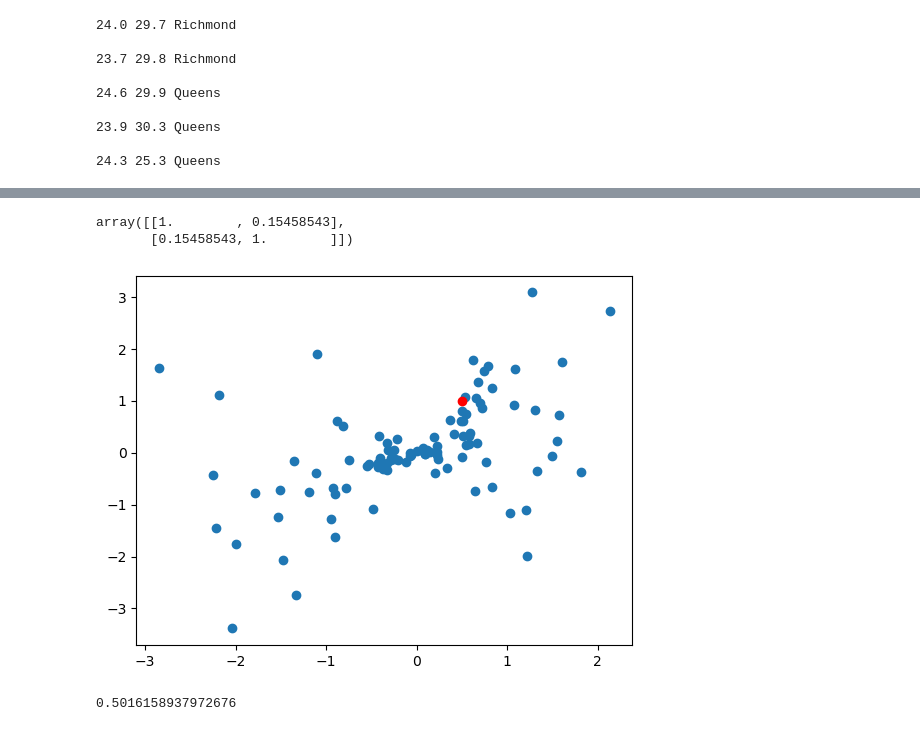
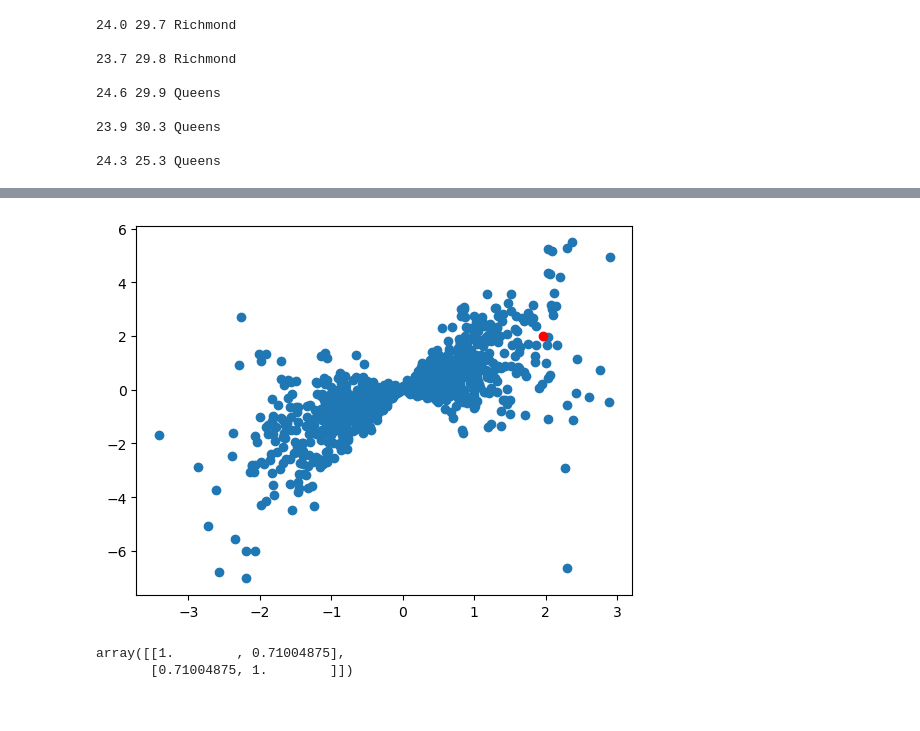
Before and after one commit to LilaShiba/generalized_model, a Jupyter notebook: notebooks/math_for_viz_model.ipynb, the cells around one changed output, grey strips where cells are left out. Drawn from its saved outputs; the diff is of its cells as text; code cells hidden in the pictures.

Commit message:
corr vector create

```diff
--- a/notebooks/math_for_viz_model.ipynb
+++ b/notebooks/math_for_viz_model.ipynb
@@ -119,22 +110,8 @@ jedi.linear_regression(x,y,100)
-# %%
-n = 100 # length of the vectors
-corr = 0.56 # desired correlation
-
-# Generate the first random vector from a normal distribution
-x = np.random.normal(loc=0, scale=1, size=n)
-
-# Generate the second random vector from a normal distribution
-y = np.random.normal(loc=0, scale=1, size=n)
-
-# Create a third vector with the desired correlation
-z = (y + corr) * np.std(x) * (x - np.mean(x))
-
-np.corrcoef(y,z)
-# %% [output]
-array([[1.        , 0.15458543],
-       [0.15458543, 1.        ]])
 # %%
-jedi.linear_regression(x,z,1)
+x,y = jedi.create_corr_vectors(1000,1)
+jedi.linear_regression(x,y,2)
+np.corrcoef(x,y)
 # %% [output]
-[figure, old version]
+[figure, new version]
-0.5016158937972676
+array([[1.        , 0.71004875],
+       [0.71004875, 1.        ]])
```
Also changed, not shown: parts of 6 cells of this notebook, 2 other files.
